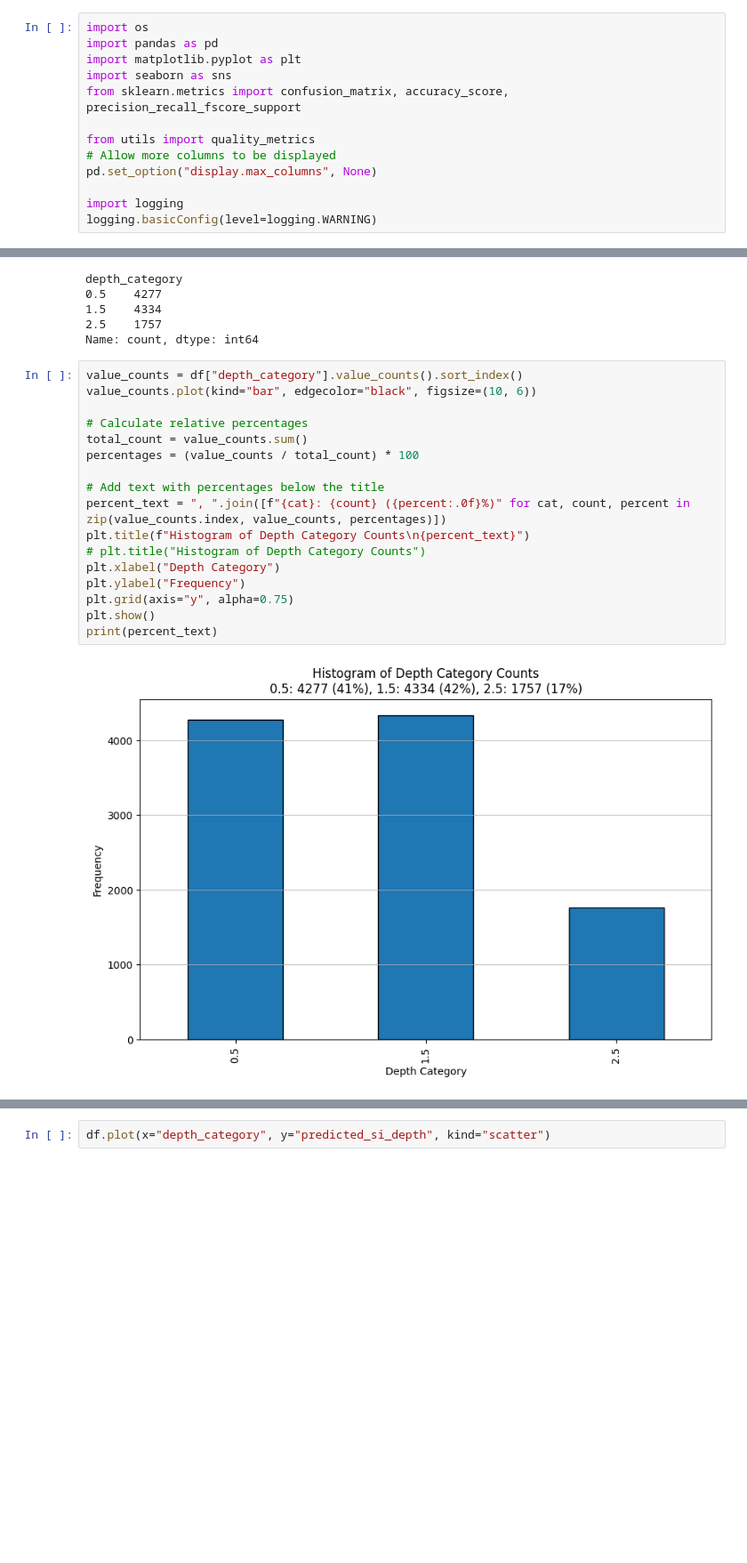
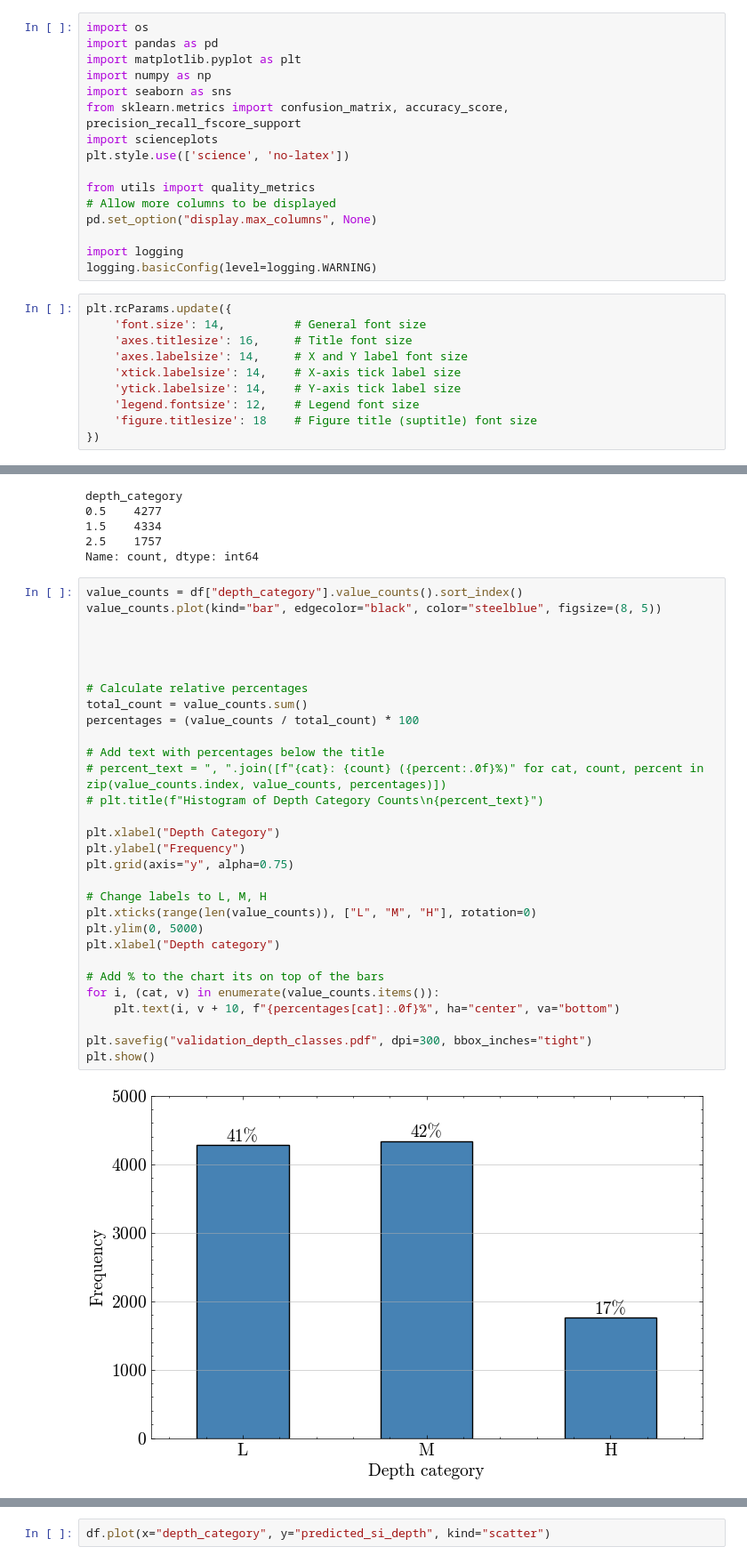
Before and after one commit to KubeljK/cvar-masters, a Jupyter notebook: notebooks/009-kk-compare-flood-depths-model-results.ipynb, the cells around one changed output, grey strips where cells are left out. Shown at 89% size. Cells and saved outputs as stored; diff of their text form; blank space fills up the shorter version.

```diff
--- a/notebooks/009-kk-compare-flood-depths-model-results.ipynb
+++ b/notebooks/009-kk-compare-flood-depths-model-results.ipynb
@@ -5,8 +5,11 @@
 import os
 import pandas as pd
 import matplotlib.pyplot as plt
+import numpy as np
 import seaborn as sns
 from sklearn.metrics import confusion_matrix, accuracy_score, precision_recall_fscore_support
+import scienceplots
+plt.style.use(['science', 'no-latex'])
 
 from utils import quality_metrics
 # Allow more columns to be displayed
@@ -14,6 +17,16 @@ pd.set_option("display.max_columns", None)
 
 import logging
 logging.basicConfig(level=logging.WARNING)
+# %%
+plt.rcParams.update({
+    'font.size': 14,          # General font size
+    'axes.titlesize': 16,     # Title font size
+    'axes.labelsize': 14,     # X and Y label font size
+    'xtick.labelsize': 14,    # X-axis tick label size
+    'ytick.labelsize': 14,    # Y-axis tick label size
+    'legend.fontsize': 12,    # Legend font size
+    'figure.titlesize': 18    # Figure title (suptitle) font size
+})
 # %%
 !which python
 # %% [output]
@@ -567,20 +586,33 @@ depth_category
 Name: count, dtype: int64
 # %%
 value_counts = df["depth_category"].value_counts().sort_index()
-value_counts.plot(kind="bar", edgecolor="black", figsize=(10, 6))
+value_counts.plot(kind="bar", edgecolor="black", color="steelblue", figsize=(8, 5))
+
+
+
 
 # Calculate relative percentages
 total_count = value_counts.sum()
 percentages = (value_counts / total_count) * 100
 
 # Add text with percentages below the title
-percent_text = ", ".join([f"{cat}: {count} ({percent:.0f}%)" for cat, count, percent in zip(value_counts.index, value_counts, percentages)])
-plt.title(f"Histogram of Depth Category Counts\n{percent_text}")
-# plt.title("Histogram of Depth Category Counts")
+# percent_text = ", ".join([f"{cat}: {count} ({percent:.0f}%)" for cat, count, percent in zip(value_counts.index, value_counts, percentages)])
+# plt.title(f"Histogram of Depth Category Counts\n{percent_text}")
+
 plt.xlabel("Depth Category")
 plt.ylabel("Frequency")
 plt.grid(axis="y", alpha=0.75)
+
+# Change labels to L, M, H
+plt.xticks(range(len(value_counts)), ["L", "M", "H"], rotation=0)
+plt.ylim(0, 5000)
+plt.xlabel("Depth category")
+
+# Add % to the chart its on top of the bars
+for i, (cat, v) in enumerate(value_counts.items()):
+    plt.text(i, v + 10, f"{percentages[cat]:.0f}%", ha="center", va="bottom")
+
+plt.savefig("validation_depth_classes.pdf", dpi=300, bbox_inches="tight")
 plt.show()
-print(percent_text)
 # %% [output]
-[figure, old version]
+[figure, new version]
```
Also changed, not shown: parts of 20 cells of this notebook, 5 other files.
